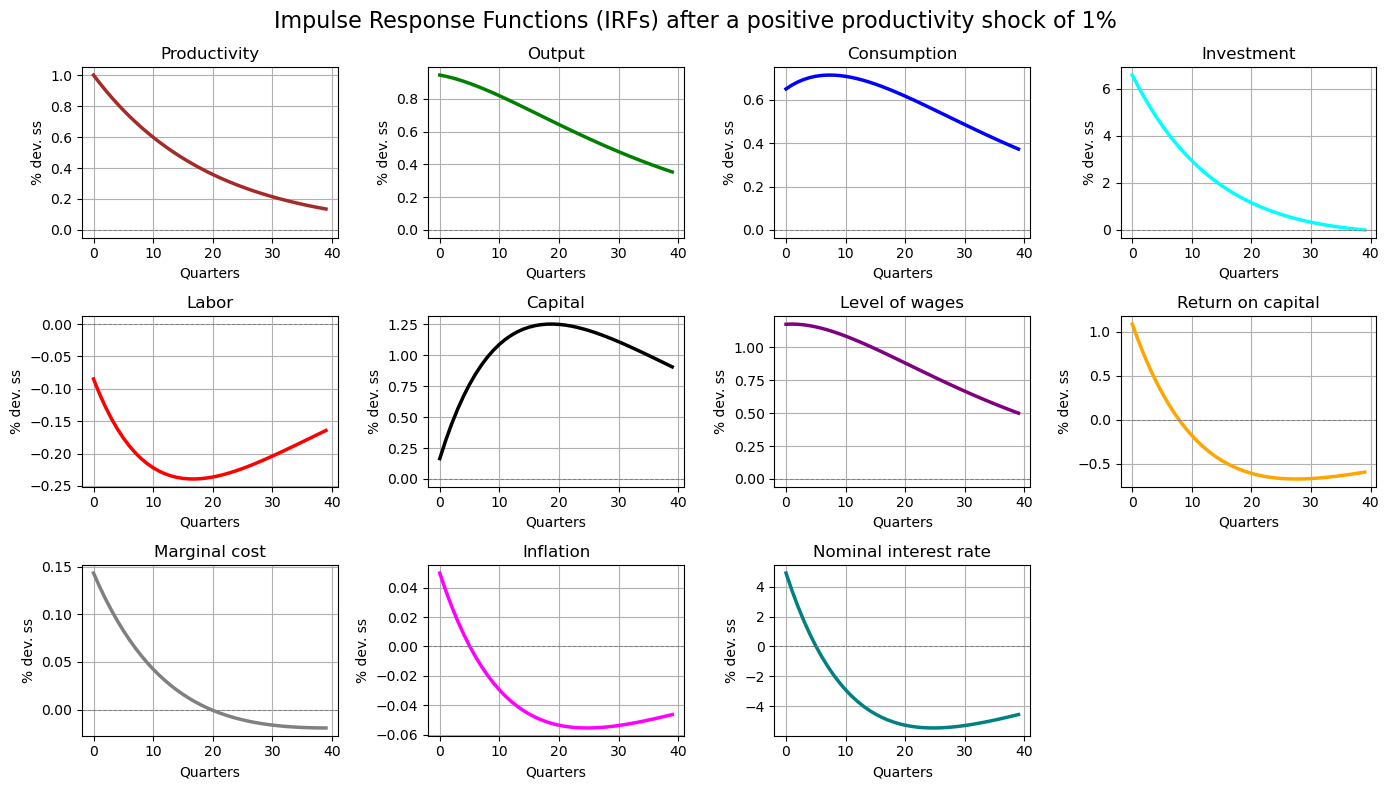
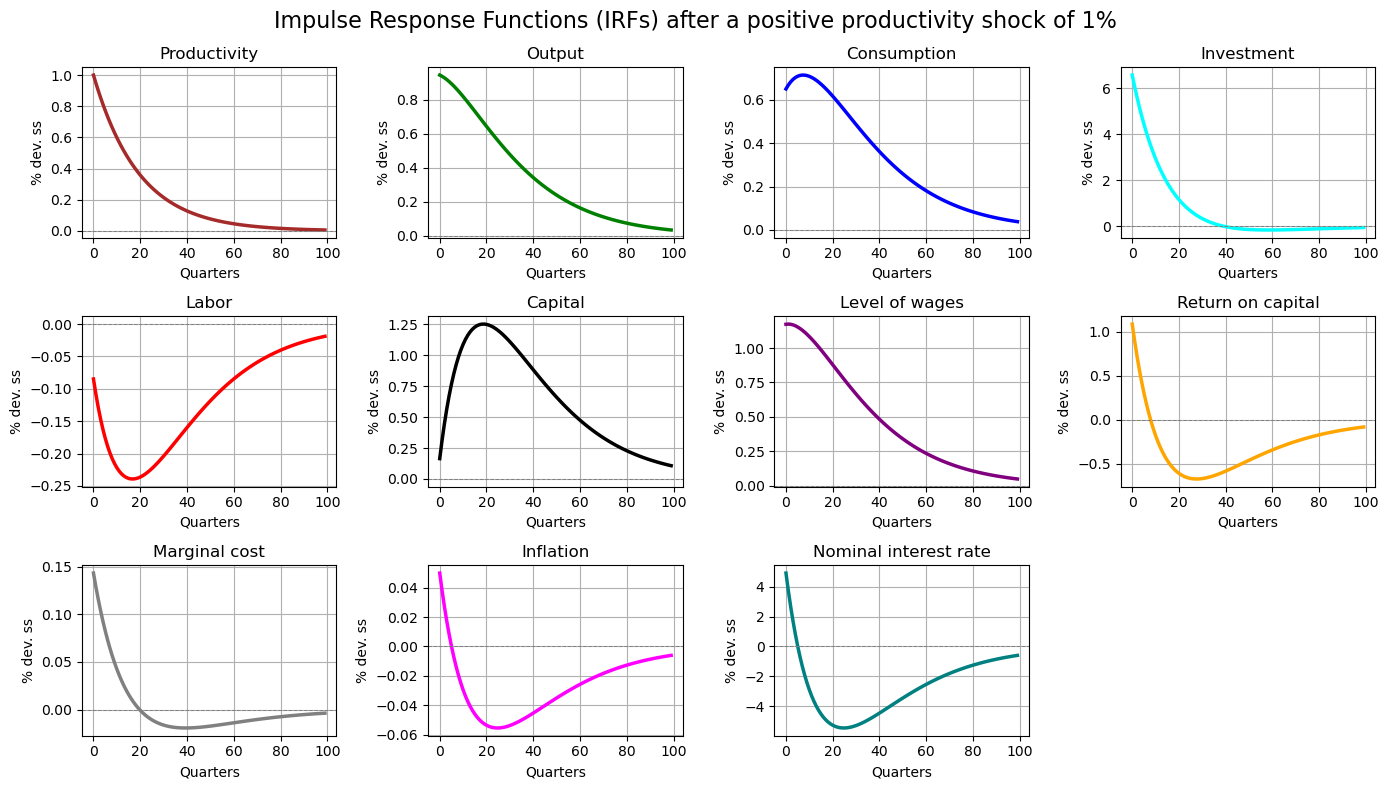
The change to this notebook cell's code, shown as a diff; its figure went from the first image to the second:
--- before
+++ after
@@ -1,5 +1,5 @@
 fig, axs = plt.subplots(3, 4, figsize=(14, 8))
 for ax, (v, title, color) in zip(axs.flatten(), varlist):
-    ax.plot(irf[v][:40], lw=2.5, color=color)
+    ax.plot(irf[v][:100], lw=2.5, color=color)
     ax.axhline(0, color="grey", lw=0.7, ls="--")
     ax.set_title(title); ax.set_xlabel("Quarters"); ax.set_ylabel("% dev. ss")

Commit: Change of the x axis